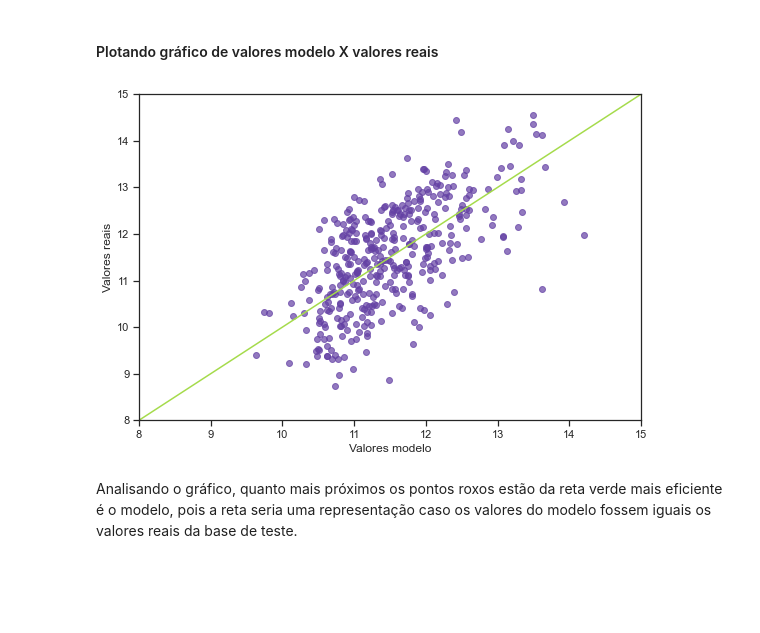
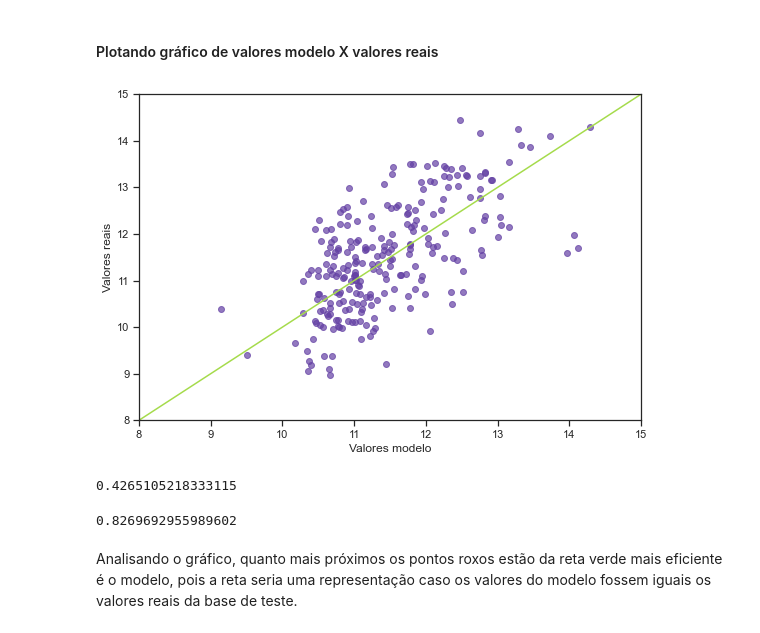
Before and after one commit to Eduardoarcunha/cdados_projeto2, a Jupyter notebook: Projeto 2 - Ciência dos Dados.ipynb, the cells around one changed output. Drawn from its saved outputs; the diff is of its cells as text; code cells hidden in the pictures; blank space fills up the shorter version.

```diff
--- a/Projeto 2 - Ciência dos Dados.ipynb
+++ b/Projeto 2 - Ciência dos Dados.ipynb
@@ -456,5 +455,5 @@ Y = train['Followers gained']
 # %%
-results = regress(Y,X)
+results = regress(Y_train, X_train2)
 results.summary()
 # %% [output]
 OLS Regression Results
@@ -508,44 +508,57 @@ beta0 = results.params[0]  # const
 beta1 = results.params[1]  # Watch time
 beta2 = results.params[2]  # Stream time
 beta3 = results.params[3]  # Peak viewers
-beta4 = results.params[4]  # Portuguese
-beta5 = results.params[5]  # Spanish
+beta4 = results.params[4]  # French
+beta5 = results.params[5]  # Portuguese
+beta6 = results.params[6]  # Spanish
 # %% [markdown]
 #### Função do modelo
 
 Definindo a função que retorna um valor estimado de acordo com o modelo.
 # %%
-def f(f1, f2,f3,f4,f5):
+def f(f1, f2,f3,f4,f5, f6):
 
-    return beta0 + beta1*f1 + beta2*f2 + beta3*f3 + beta4*f4 + beta5*f5
+    return beta0 + beta1*f1 + beta2*f2 + beta3*f3 + beta4*f4 + beta5*f5 + beta6*f6
 # %% [markdown]
 #### Comparando resultados do modelo com a base de teste
 # %%
 #Features
-f1 = test["Watch time(Minutes)"]
-f2 = test["Stream time(minutes)"]
-f3 = test["Peak viewers"]
-f4 = test["Portuguese"]
-f5 = test["Spanish"]
+f1 = X_test["Watch time(Minutes)"]
+f2 = X_test["Stream time(minutes)"]
+f3 = X_test["Peak viewers"]
+f4 = X_test["French"]
+f5 = X_test["Portuguese"]
+f6 = X_test["Spanish"]
 
 #Lista com predições
-results_model = f(f1, f2,f3,f4,f5)
+results_model = f(f1, f2,f3,f4,f5,f6)
 # %% [markdown]
 #### Plotando gráfico de valores modelo X valores reais
 # %%
 fig = plt.figure(figsize=(9, 6))
 
 x = np.arange(8,16,1)
 y = np.arange(8,16,1)
 
-plt.scatter(results_model,test['Followers gained'], color='#6441A4', alpha = 0.7)
+plt.scatter(results_model,Y_test, color='#6441A4', alpha = 0.7)
 plt.plot(x,y,color = '#A5DB4B')
 plt.axis(xmin = 8 , xmax = 15, ymin = 8, ymax = 15)
 plt.xlabel('Valores modelo')
 plt.ylabel('Valores reais')
 plt.show()
 # %% [output]
-[figure, old version]
+[figure, new version]
+# %%
+from sklearn.metrics import r2_score
+r2_score(Y_test, results_model)
+# %% [output]
+0.4265105218333115
+# %%
+from sklearn.metrics import mean_squared_error
+
+mean_squared_error(Y_test, results_model)
+# %% [output]
+0.8269692955989602
 # %% [markdown]
 Analisando o gráfico, quanto mais próximos os pontos roxos estão da reta verde mais eficiente é o modelo, pois a reta seria uma representação caso os valores do modelo fossem iguais os valores reais da base de teste.
 # %% [markdown]
```
Also changed, not shown: parts of 14 cells of this notebook.
